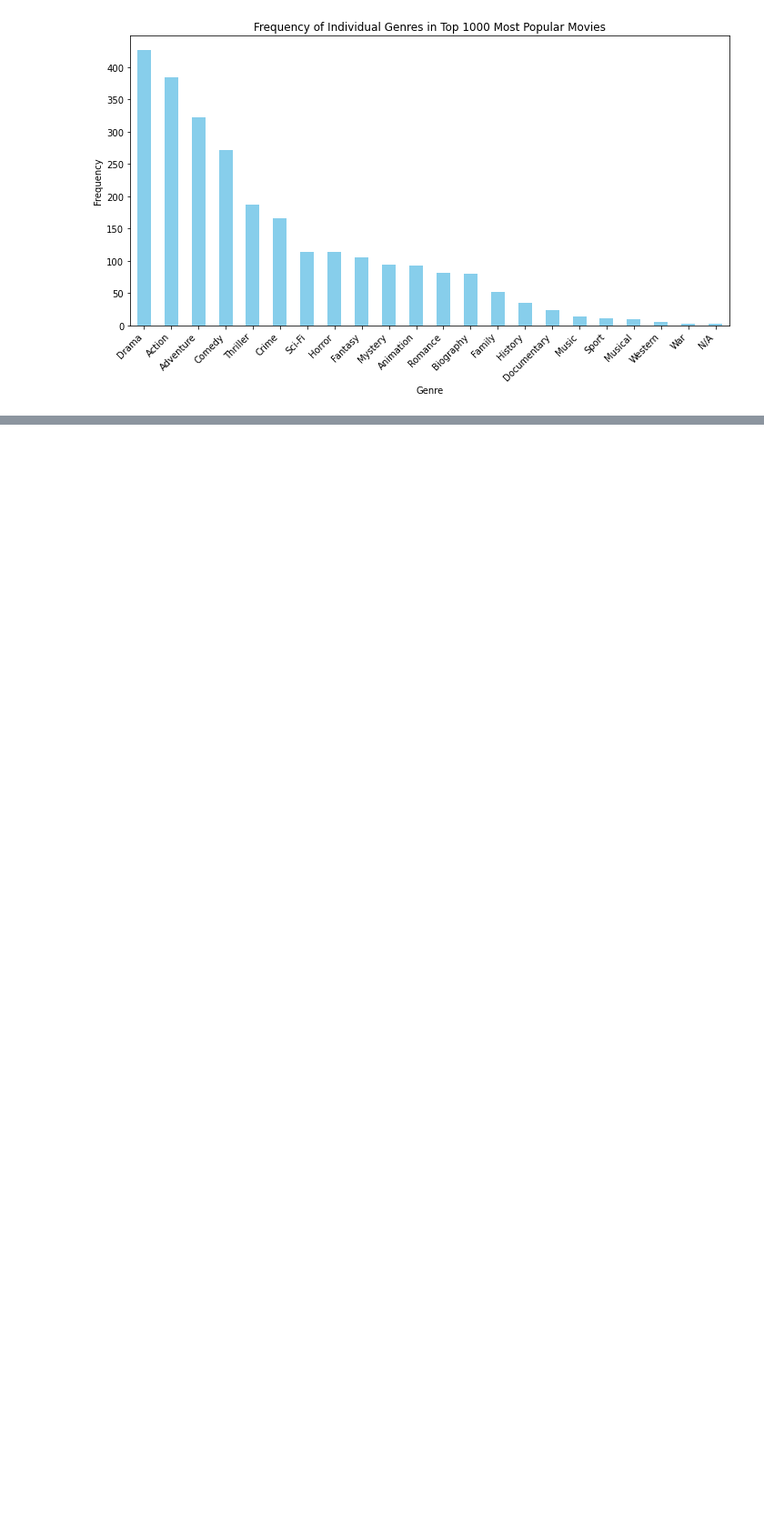
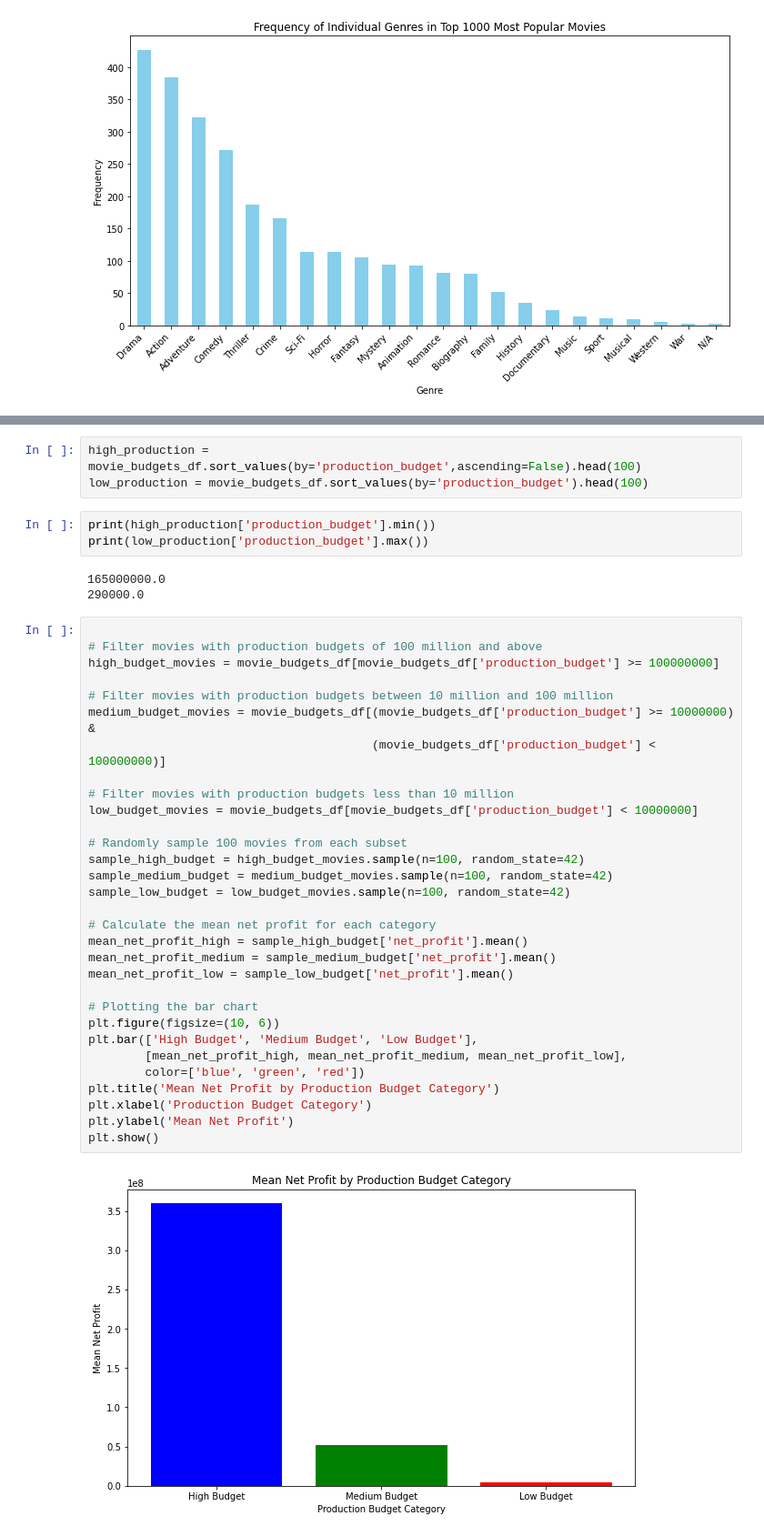
Before and after one commit to AmaniWanene/Project1-Microsoft-EDA, a Jupyter notebook: student.ipynb, the cells around one changed output, grey strips where cells are left out. Shown at 91% size. Saved outputs shown, nothing was run; the diff lists cells and outputs as text; blank space fills up the shorter version.

```diff
--- a/student.ipynb
+++ b/student.ipynb
@@ -1034,0 +1037,42 @@ plt.show()
+# %%
+high_production = movie_budgets_df.sort_values(by='production_budget',ascending=False).head(100)
+low_production = movie_budgets_df.sort_values(by='production_budget').head(100)
+# %%
+print(high_production['production_budget'].min())
+print(low_production['production_budget'].max())
+# %% [output]
+165000000.0
+290000.0
+# %%
+
+# Filter movies with production budgets of 100 million and above
+high_budget_movies = movie_budgets_df[movie_budgets_df['production_budget'] >= 100000000]
+
+# Filter movies with production budgets between 10 million and 100 million
+medium_budget_movies = movie_budgets_df[(movie_budgets_df['production_budget'] >= 10000000) &
+                                        (movie_budgets_df['production_budget'] < 100000000)]
+
+# Filter movies with production budgets less than 10 million
+low_budget_movies = movie_budgets_df[movie_budgets_df['production_budget'] < 10000000]
+
+# Randomly sample 100 movies from each subset
+sample_high_budget = high_budget_movies.sample(n=100, random_state=42)
+sample_medium_budget = medium_budget_movies.sample(n=100, random_state=42)
+sample_low_budget = low_budget_movies.sample(n=100, random_state=42)
+
+# Calculate the mean net profit for each category
+mean_net_profit_high = sample_high_budget['net_profit'].mean()
+mean_net_profit_medium = sample_medium_budget['net_profit'].mean()
+mean_net_profit_low = sample_low_budget['net_profit'].mean()
+
+# Plotting the bar chart
+plt.figure(figsize=(10, 6))
+plt.bar(['High Budget', 'Medium Budget', 'Low Budget'],
+        [mean_net_profit_high, mean_net_profit_medium, mean_net_profit_low],
+        color=['blue', 'green', 'red'])
+plt.title('Mean Net Profit by Production Budget Category')
+plt.xlabel('Production Budget Category')
+plt.ylabel('Mean Net Profit')
+plt.show()
+# %% [output]
+[figure, added]
```
Also changed, not shown: parts of 1 cell of this notebook, 1 other file.
